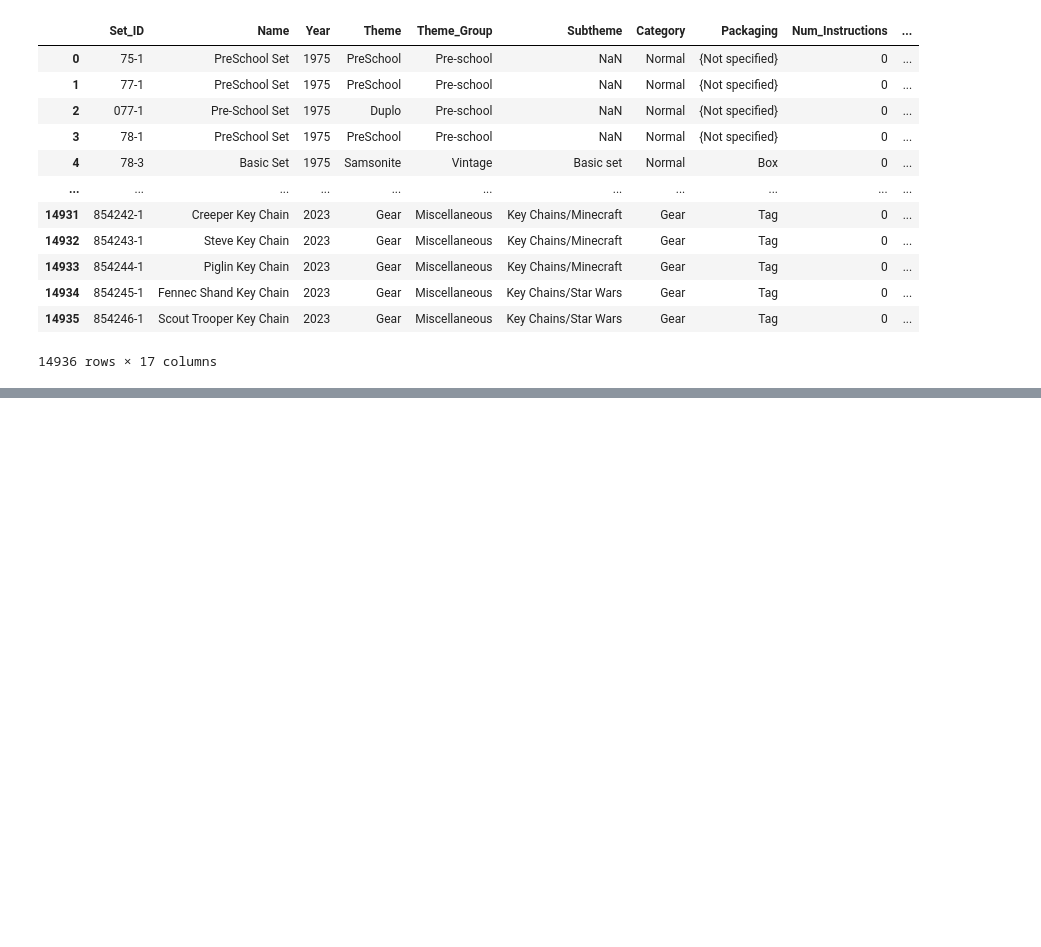
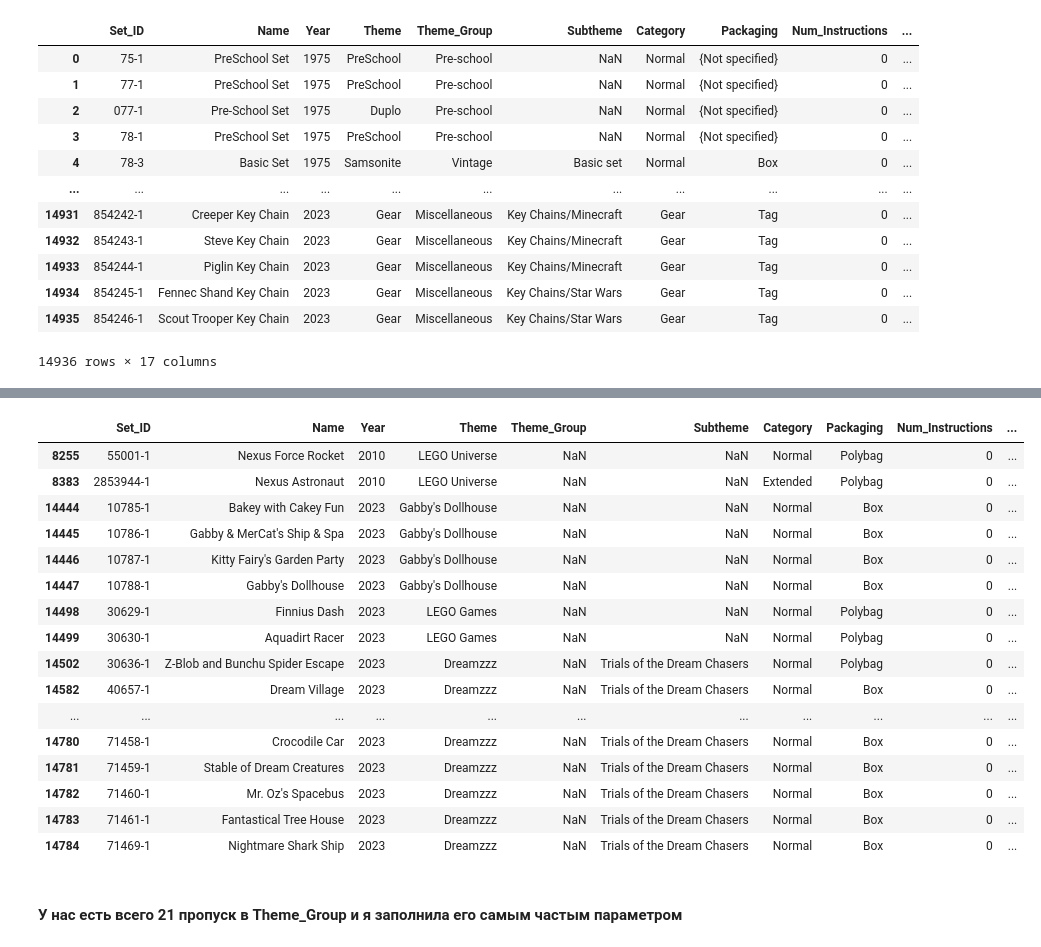
Before and after one commit to nika953/LEGO_Dataset, a Jupyter notebook: LEGO.ipynb, the cells around one changed output, grey strips where cells are left out. Cells and saved outputs as stored; diff of their text form; code cells hidden in the pictures; blank space fills up the shorter version.

```diff
--- a/LEGO.ipynb
+++ b/LEGO.ipynb
@@ -20,0 +79,22 @@ lego
+# %%
+lego[lego['Theme_Group'].isna() == True]
+# %% [output]
+|  | Set_ID | Name | Year | Theme | Theme_Group | Subtheme | Category | Packaging | Num_Instructions | ... |
+| 8255 | 55001-1 | Nexus Force Rocket | 2010 | LEGO Universe | NaN | NaN | Normal | Polybag | 0 | ... |
+| 8383 | 2853944-1 | Nexus Astronaut | 2010 | LEGO Universe | NaN | NaN | Extended | Polybag | 0 | ... |
+| 14444 | 10785-1 | Bakey with Cakey Fun | 2023 | Gabby's Dollhouse | NaN | NaN | Normal | Box | 0 | ... |
+| 14445 | 10786-1 | Gabby & MerCat's Ship & Spa | 2023 | Gabby's Dollhouse | NaN | NaN | Normal | Box | 0 | ... |
+| 14446 | 10787-1 | Kitty Fairy's Garden Party | 2023 | Gabby's Dollhouse | NaN | NaN | Normal | Box | 0 | ... |
+| 14447 | 10788-1 | Gabby's Dollhouse | 2023 | Gabby's Dollhouse | NaN | NaN | Normal | Box | 0 | ... |
+| 14498 | 30629-1 | Finnius Dash | 2023 | LEGO Games | NaN | NaN | Normal | Polybag | 0 | ... |
+| 14499 | 30630-1 | Aquadirt Racer | 2023 | LEGO Games | NaN | NaN | Normal | Polybag | 0 | ... |
+| 14502 | 30636-1 | Z-Blob and Bunchu Spider Escape | 2023 | Dreamzzz | NaN | Trials of the Dream Chasers | Normal | Polybag | 0 | ... |
+| 14582 | 40657-1 | Dream Village | 2023 | Dreamzzz | NaN | Trials of the Dream Chasers | Normal | Box | 0 | ... |
+| ... | ... | ... | ... | ... | ... | ... | ... | ... | ... | ... |
+| 14780 | 71458-1 | Crocodile Car | 2023 | Dreamzzz | NaN | Trials of the Dream Chasers | Normal | Box | 0 | ... |
+| 14781 | 71459-1 | Stable of Dream Creatures | 2023 | Dreamzzz | NaN | Trials of the Dream Chasers | Normal | Box | 0 | ... |
+| 14782 | 71460-1 | Mr. Oz's Spacebus | 2023 | Dreamzzz | NaN | Trials of the Dream Chasers | Normal | Box | 0 | ... |
+| 14783 | 71461-1 | Fantastical Tree House | 2023 | Dreamzzz | NaN | Trials of the Dream Chasers | Normal | Box | 0 | ... |
+| 14784 | 71469-1 | Nightmare Shark Ship | 2023 | Dreamzzz | NaN | Trials of the Dream Chasers | Normal | Box | 0 | ... |
+# %% [markdown]
+#### У нас есть всего 21 пропуск в Theme_Group и я заполнила его самым частым параметром
```
Also changed, not shown: parts of 19 cells of this notebook.
